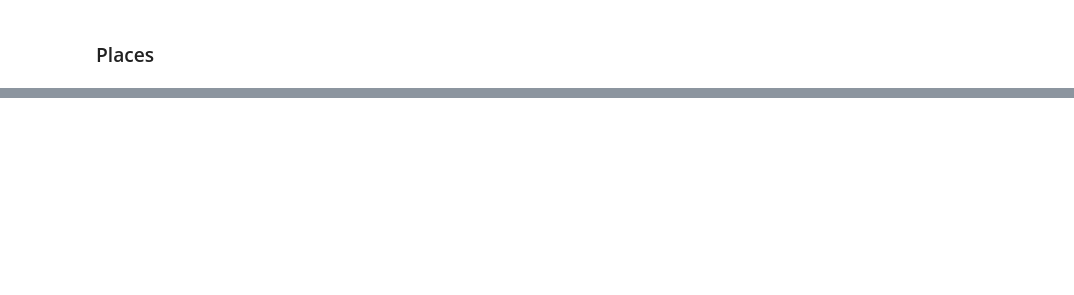
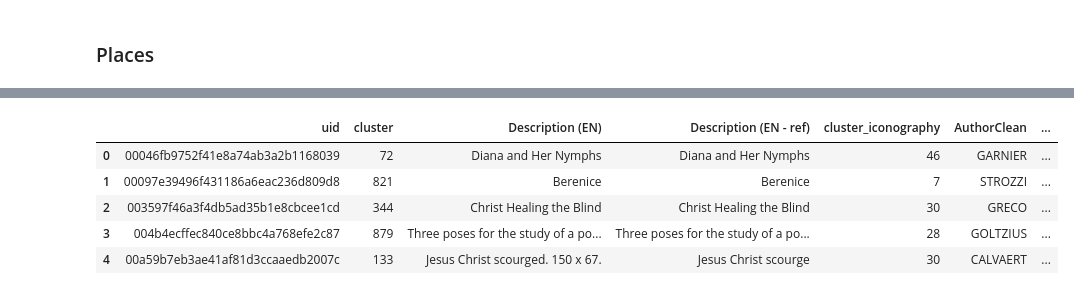
Before and after one commit to ludovicaschaerf/Cini_TDA, a Jupyter notebook: notebooks/Morphograph.ipynb, the cells around one changed output, grey strips where cells are left out. Cells and saved outputs as stored; diff of their text form; code cells hidden in the pictures; blank space fills up the shorter version.

```diff
--- a/notebooks/Morphograph.ipynb
+++ b/notebooks/Morphograph.ipynb
@@ -501,2 +503,7 @@ positives_extra[positives_extra['cluster'] == list(scores_place.keys())[np.argmi
+# %%
+positives_extra['scores_places'] = positives_extra['cluster'].apply(lambda x: scores_place[x]  if x in scores_place.keys() else 0)
 # %%
 # scores_iconography, scores_authors, scores_attributions, scores_times, scores_place
+clu2count = {cl:group.shape[0] for cl, group in positives_extra.groupby('cluster')}
+# %%
+positives_extra['scores_count'] = positives_extra['cluster'].apply(lambda x: clu2count[x])
@@ -502,0 +526,14 @@ positives_extra[positives_extra['cluster'] == list(scores_place.keys())[np.argmi
+# %%
+positives_extra[['uid', 'cluster', 'Description (EN)',
+       'Description (EN - ref)', 'cluster_iconography', 'AuthorClean',
+       'AuthorAttr', 'cluster_attribution', 'scores_iconography',
+       'scores_authors', 'scores_attributions', 'AuthorDeathLong',
+       'AuthorDeathLat', 'CountModifiers', 'scores_times', 'scores_places',
+       'scores_count']].head()
+# %% [output]
+|  | uid | cluster | Description (EN) | Description (EN - ref) | cluster_iconography | AuthorClean | ... |
+| 0 | 00046fb9752f41e8a74ab3a2b1168039 | 72 | Diana and Her Nymphs | Diana and Her Nymphs | 46 | GARNIER | ... |
+| 1 | 00097e39496f431186a6eac236d809d8 | 821 | Berenice | Berenice | 7 | STROZZI | ... |
+| 2 | 003597f46a3f4db5ad35b1e8cbcee1cd | 344 | Christ Healing the Blind | Christ Healing the Blind | 30 | GRECO | ... |
+| 3 | 004b4ecffec840ce8bbc4a768efe2c87 | 879 | Three poses for the study of a po... | Three poses for the study of a po... | 28 | GOLTZIUS | ... |
+| 4 | 00a59b7eb3ae41af81d3ccaaedb2007c | 133 | Jesus Christ scourged. 150 x 67. | Jesus Christ scourge | 30 | CALVAERT | ... |
```
Also changed, not shown: parts of 39 cells of this notebook, 9 other files.
